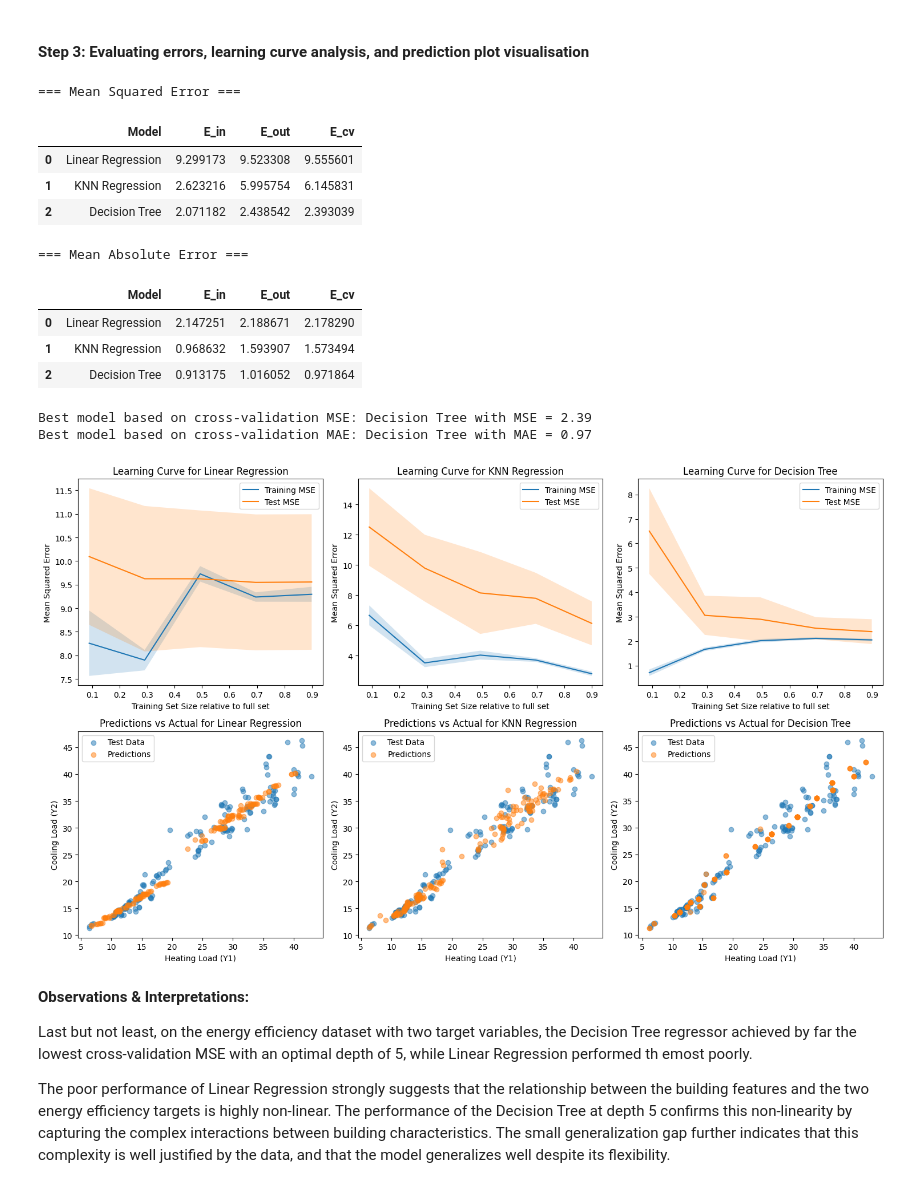
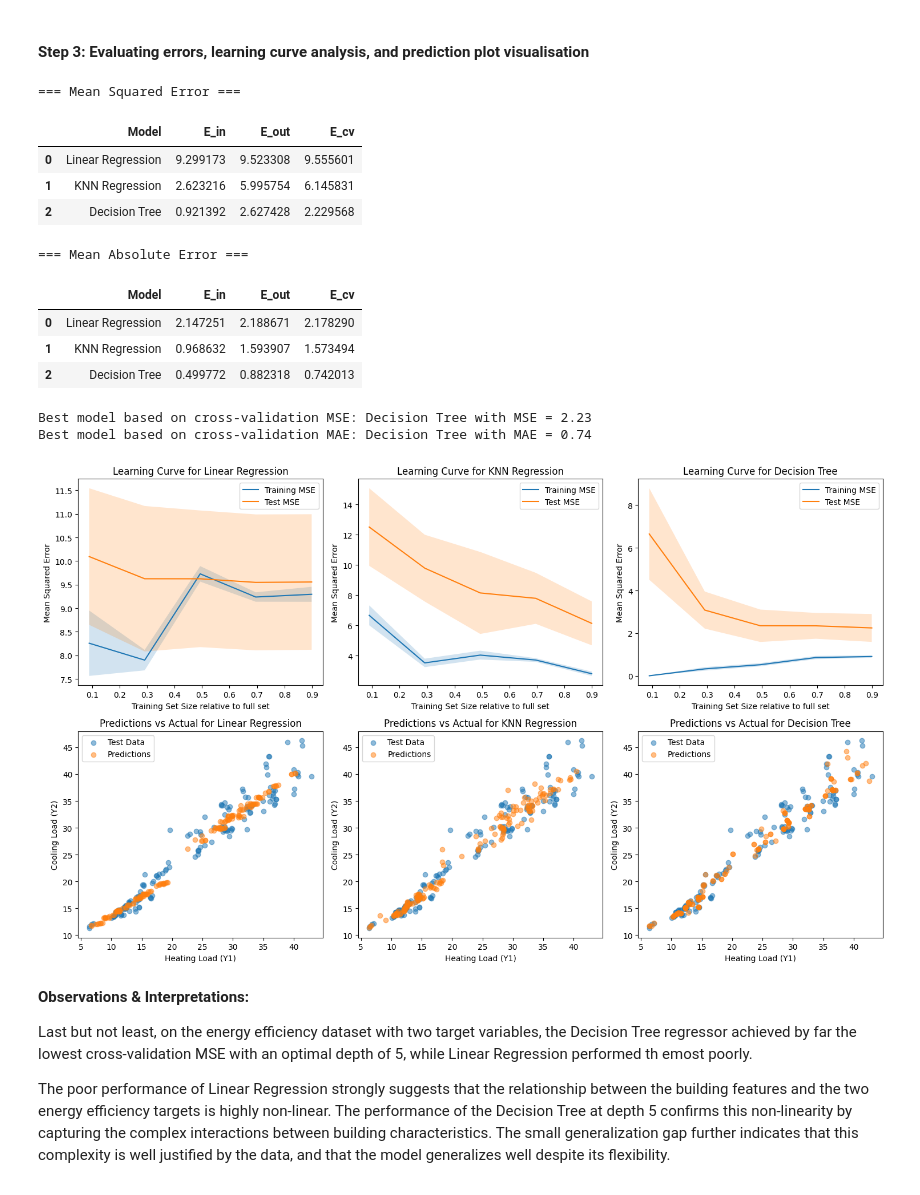
Before and after one commit to meryla/sfml-project, a Jupyter notebook: Group_11_SFML_Project.ipynb, the cells around one changed output. Drawn from its saved outputs; the diff is of its cells as text; code cells hidden in the pictures.

```diff
--- a/Group_11_SFML_Project.ipynb
+++ b/Group_11_SFML_Project.ipynb
@@ -2085,7 +2115,7 @@ models = {
             ('scaler', StandardScaler()), # scale first
             ('knn', KNeighborsRegressor(n_neighbors=3))  # then KNN
     ]),
-        'Decision Tree': DecisionTreeRegressor(max_depth=5, random_state=42),
+        'Decision Tree': DecisionTreeRegressor(max_depth=7, random_state=42),
     }
 
 # 10-fold cross-validation with shuffling and fixed random state for reproducibility
@@ -2142,38 +2172,38 @@ for name, model in models.items():
     axes[1,list(models.keys()).index(name)].set_title(f'Predictions vs Actual for {name}')
     axes[1,list(models.keys()).index(name)].set_xlabel('Heating Load (Y1)')
     axes[1,list(models.keys()).index(name)].set_ylabel('Cooling Load (Y2)')
     axes[1,list(models.keys()).index(name)].legend()
 
 print("=== Mean Squared Error ===")
 display(pd.DataFrame(MSE))
 
 print("=== Mean Absolute Error ===")
 display(pd.DataFrame(MAE))
 
 best_model_index = np.argmin(MSE['E_cv'])
 best_model_name = list(models.keys())[best_model_index]
 print(f"Best model based on cross-validation MSE: {best_model_name} with MSE = {MSE['E_cv'][best_model_index]:.2f}")
 
 best_model_index = np.argmin(MAE['E_cv'])
 best_model_name = list(models.keys())[best_model_index]
 print(f"Best model based on cross-validation MAE: {best_model_name} with MAE = {MAE['E_cv'][best_model_index]:.2f}")
 
 plt.tight_layout()
 plt.show()
 # %% [output]
 === Mean Squared Error ===
 |  | Model | E_in | E_out | E_cv |
 | 0 | Linear Regression | 9.299173 | 9.523308 | 9.555601 |
 | 1 | KNN Regression | 2.623216 | 5.995754 | 6.145831 |
-| 2 | Decision Tree | 2.071182 | 2.438542 | 2.393039 |
+| 2 | Decision Tree | 0.921392 | 2.627428 | 2.229568 |
 === Mean Absolute Error ===
 |  | Model | E_in | E_out | E_cv |
 | 0 | Linear Regression | 2.147251 | 2.188671 | 2.178290 |
 | 1 | KNN Regression | 0.968632 | 1.593907 | 1.573494 |
-| 2 | Decision Tree | 0.913175 | 1.016052 | 0.971864 |
+| 2 | Decision Tree | 0.499772 | 0.882318 | 0.742013 |
-Best model based on cross-validation MSE: Decision Tree with MSE = 2.39
-Best model based on cross-validation MAE: Decision Tree with MAE = 0.97
+Best model based on cross-validation MSE: Decision Tree with MSE = 2.23
+Best model based on cross-validation MAE: Decision Tree with MAE = 0.74
-[figure, old version]
+[figure, new version]
 # %% [markdown]
 **Observations & Interpretations:**
 
```
Also changed, not shown: parts of 5 cells of this notebook.
